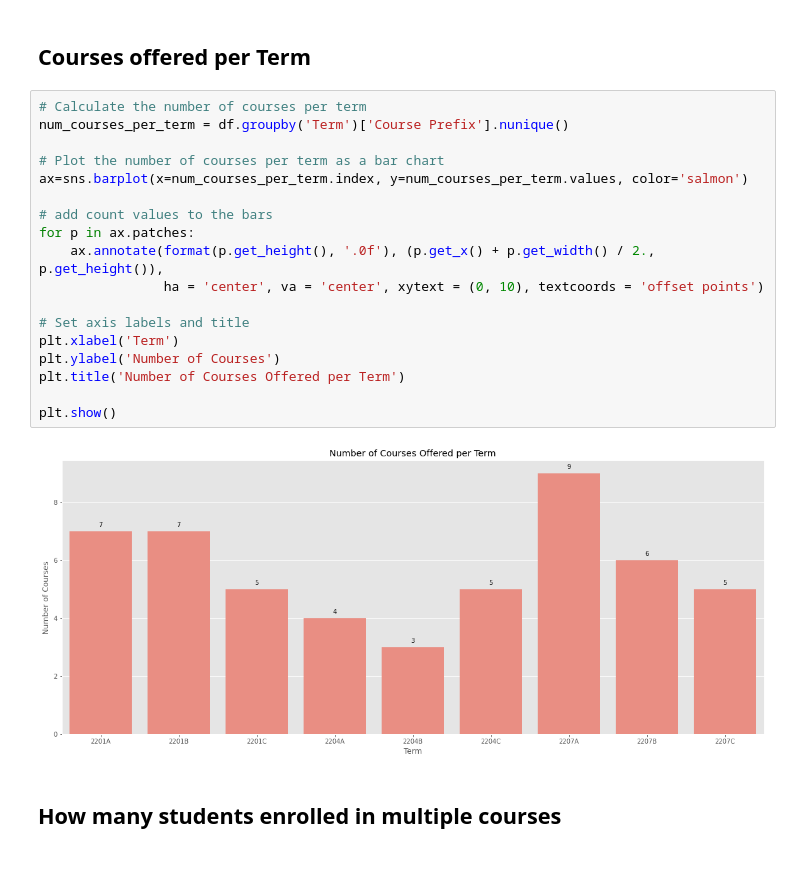
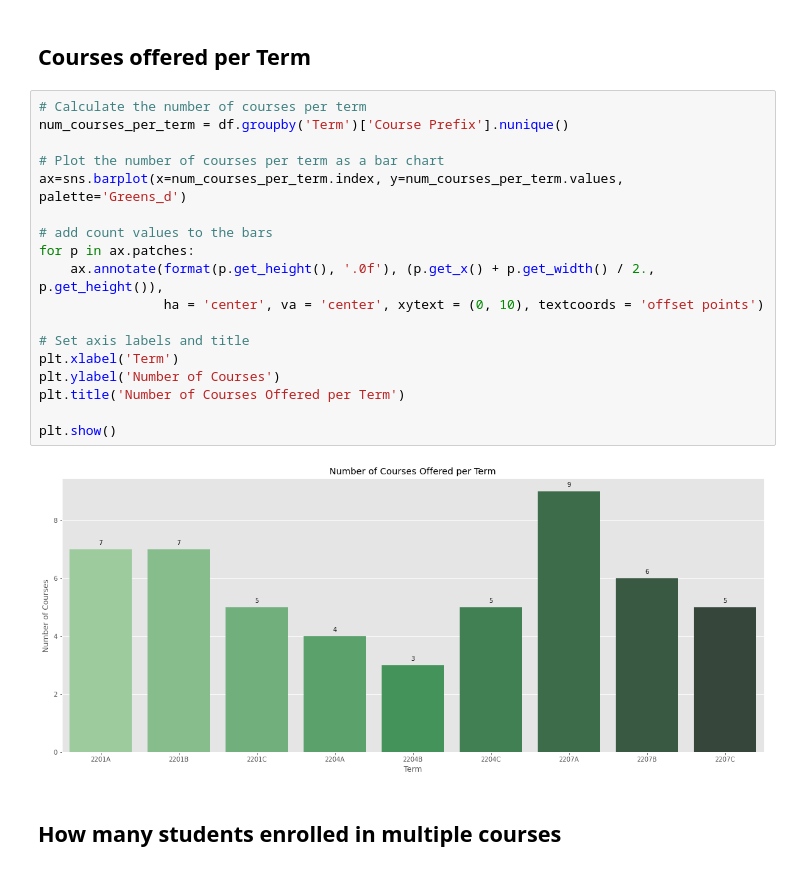
Before and after one commit to iamharkirat/EDA, a Jupyter notebook: learning_enterprise.ipynb, the cells around one changed output. Cells and saved outputs as stored; diff of their text form.

```diff
--- a/learning_enterprise.ipynb
+++ b/learning_enterprise.ipynb
@@ -171,23 +171,23 @@ plt.show()
 # %%
 # Calculate the number of courses per term
 num_courses_per_term = df.groupby('Term')['Course Prefix'].nunique()
 
 # Plot the number of courses per term as a bar chart
-ax=sns.barplot(x=num_courses_per_term.index, y=num_courses_per_term.values, color='salmon')
+ax=sns.barplot(x=num_courses_per_term.index, y=num_courses_per_term.values, palette='Greens_d')
 
 # add count values to the bars
 for p in ax.patches:
     ax.annotate(format(p.get_height(), '.0f'), (p.get_x() + p.get_width() / 2., p.get_height()),
                 ha = 'center', va = 'center', xytext = (0, 10), textcoords = 'offset points')
 
 # Set axis labels and title
 plt.xlabel('Term')
 plt.ylabel('Number of Courses')
 plt.title('Number of Courses Offered per Term')
 
 plt.show()
 # %% [output]
-[figure, old version]
+[figure, new version]
 # %% [markdown]
 ## How many students enrolled in multiple courses
 # %%
```
Also changed, not shown: parts of 2 cells of this notebook.
